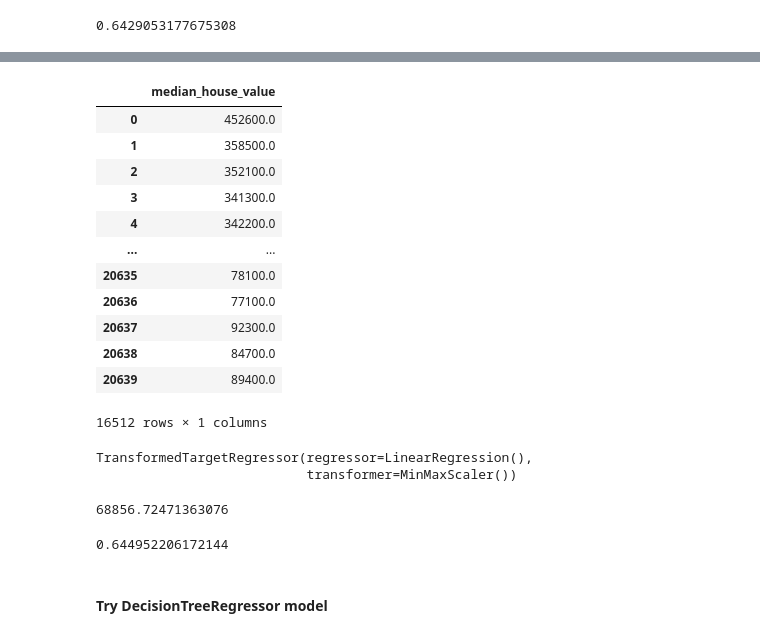
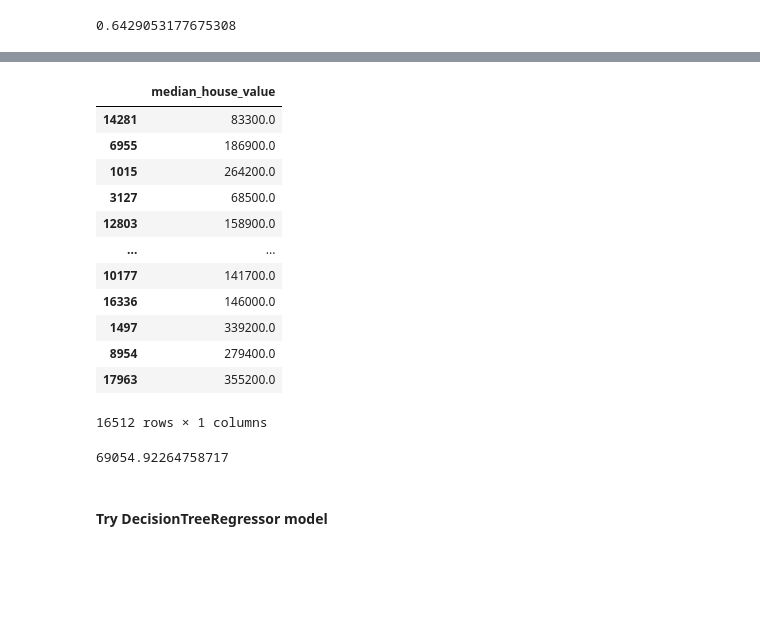
Before and after one commit to AliElneklawy/california-housing-price-prediction, a Jupyter notebook: california_housing.ipynb, the cells around one changed output, grey strips where cells are left out. Saved outputs shown, nothing was run; the diff lists cells and outputs as text; code cells hidden in the pictures; blank space fills up the shorter version.

```diff
--- a/california_housing.ipynb
+++ b/california_housing.ipynb
@@ -660,16 +659,16 @@ cat_pipeline = make_pipeline(
 )
 
 default_num_pipeline = make_pipeline(
-    IterativeImputer(max_iter=10, random_state=42),
+    SimpleImputer(strategy='median'),
     MinMaxScaler()
 )
 
+from sklearn.preprocessing import KBinsDiscretizer
+
 age_range_pipeline = make_pipeline(
-    IterativeImputer(max_iter=10, random_state=42),
-    FunctionTransformer(lambda x: pd.cut(x,
-                                         bins=[0, 15, 30, 40, 50, 60],
-                                         labels=['0-15', '15-30', '30-40', '40-50', '50-60'])),
-    OneHotEncoder(handle_unknown='ignore')
+    SimpleImputer(strategy='median'),
+    KBinsDiscretizer(n_bins=5, encode='onehot', strategy='uniform'),  # Binning into 5 ordinal bins
+    OneHotEncoder(categories='auto', sparse=False)  # One-hot encode the ordinal bins
 )
 # %%
 preprocessing = ColumnTransformer([
@@ -720,9 +719,3 @@ Pipeline(steps=[('columntransformer',
 lin_reg.score(strat_train_pl_feats, strat_train_pl_labels)
 # %% [output]
 0.6429053177675308
-# %%
-strat_train_pl = strat_train.copy()
-strat_train_pl_feats = strat_train_pl.drop(columns='median_house_value')
-strat_train_pl_labels = strat_train_pl['median_house_value'].copy()
-
-#will be used for the pipeline
@@ -747,17 +721,0 @@ housing_prepared
-# %%
-strat_train_labels = pd.DataFrame(strat_train_labels.sort_index())
-strat_train_labels
-# %% [output]
-|  | median_house_value |
-| 0 | 452600.0 |
-| 1 | 358500.0 |
-| 2 | 352100.0 |
-| 3 | 341300.0 |
-| 4 | 342200.0 |
-| ... | ... |
-| 20635 | 78100.0 |
-| 20636 | 77100.0 |
-| 20637 | 92300.0 |
-| 20638 | 84700.0 |
-| 20639 | 89400.0 |
-16512 rows × 1 columns
@@ -767,6 +722,18 @@ regressor = TransformedTargetRegressor(LinearRegression(),
-# %%
-regressor.fit(housing_prepared, strat_train_labels)
-# %% [output]
-TransformedTargetRegressor(regressor=LinearRegression(),
-                           transformer=MinMaxScaler())
+# %%
+strat_train_pl_labels = pd.DataFrame(strat_train_pl_labels)
+strat_train_pl_labels
+# %% [output]
+|  | median_house_value |
+| 14281 | 83300.0 |
+| 6955 | 186900.0 |
+| 1015 | 264200.0 |
+| 3127 | 68500.0 |
+| 12803 | 158900.0 |
+| ... | ... |
+| 10177 | 141700.0 |
+| 16336 | 146000.0 |
+| 1497 | 339200.0 |
+| 8954 | 279400.0 |
+| 17963 | 355200.0 |
+16512 rows × 1 columns
 # %%
@@ -774,11 +741,6 @@ predictions = regressor.predict(housing_prepared)
 # %%
-reg_rmse = mean_squared_error(strat_train_labels, predictions, squared=False)
-reg_rmse
+mean_squared_error(strat_train_pl_labels, predictions, squared=False)
 # %% [output]
-68856.72471363076
+69054.92264758717
-# %%
-regressor.score(housing_prepared, strat_train_labels)
-# %% [output]
-0.644952206172144
 # %% [markdown]
 #### Try DecisionTreeRegressor model
```
Also changed, not shown: parts of 37 cells of this notebook, 1 other file.
